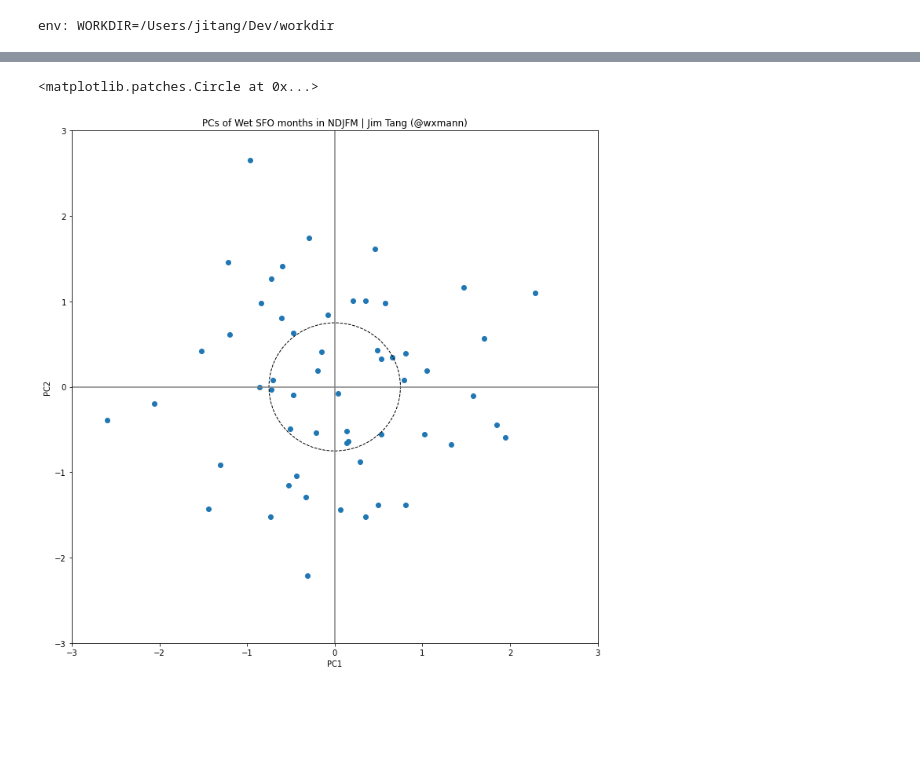
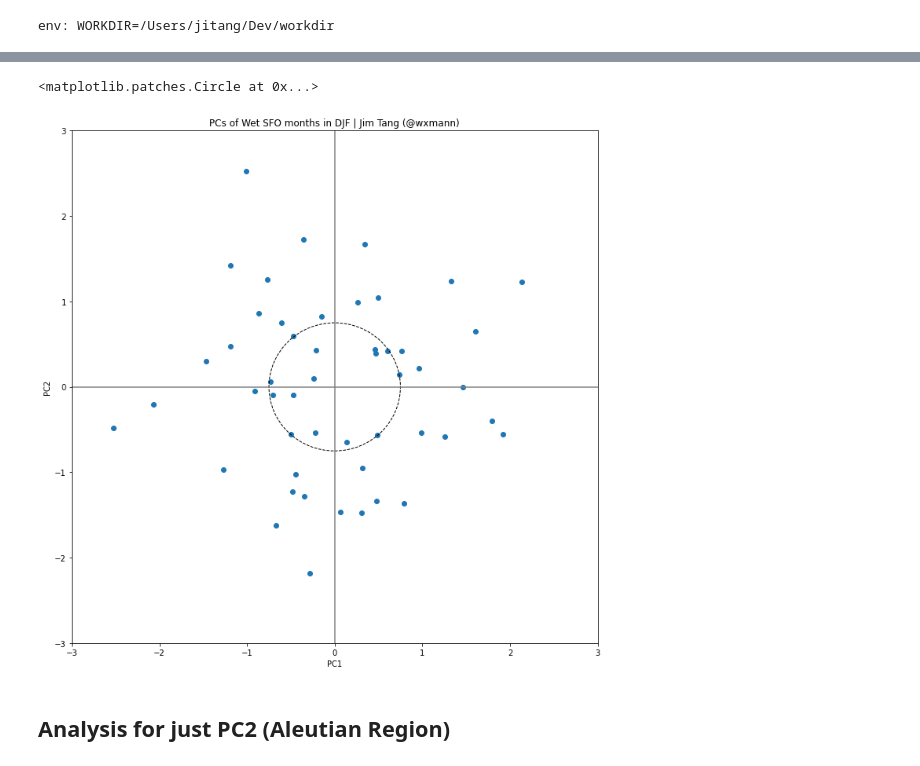
Before and after one commit to wxmann/weather-projects, a Jupyter notebook: proj_ca_hgt_correlations/Hemispheric 500mb Patterns - Wet SFO months.ipynb, the cells around one changed output, grey strips where cells are left out. Drawn from its saved outputs; the diff is of its cells as text; code cells hidden in the pictures; blank space fills up the shorter version.

Commit message:
add PC2 only analysis

```diff
--- a/proj_ca_hgt_correlations/Hemispheric 500mb Patterns - Wet SFO months.ipynb
+++ b/proj_ca_hgt_correlations/Hemispheric 500mb Patterns - Wet SFO months.ipynb
@@ -35,7 +35,7 @@ sfo_monthly = sfo[data_cols].resample('MS', on='day').agg({
     'min_temp_f': np.mean
 }).reset_index()
 
-djf = sfo_monthly[sfo_monthly.day.dt.month.isin([11, 12, 1, 2, 3])]
+djf = sfo_monthly[sfo_monthly.day.dt.month.isin([12, 1, 2, 3])]
 # %%
 djf.precip_in.describe()
 # %% [output]
@@ -49,8 +49,9 @@ min        0.000000
 max       13.520000
 Name: precip_in, dtype: float64
 # %%
-wet_top50 = djf[djf.precip_in > djf.precip_in.mean() + 0.5*djf.precip_in.std()]
+# wet_top50 = djf[djf.precip_in > djf.precip_in.mean() + 0.5*djf.precip_in.std()]
+# wet_top50.shape
+
+wet_top50 = djf.sort_values(by='precip_in', ascending=False).head(50)
 wet_top50.shape
-
-# wet_top50 = djf.sort_values(by='precip_in', ascending=False).head(50)
 # %% [output]
@@ -157,0 +128,6 @@ wet_with_pcs
+# %%
+in_djf = wet_with_pcs.day.dt.month.isin([12, 1, 2])
+wet_with_pcs_djf = wet_with_pcs[in_djf]
+
+in_djfm = wet_with_pcs.day.dt.month.isin([12, 1, 2, 3])
+wet_with_pcs_djfm = wet_with_pcs[in_djfm]
@@ -158,15 +148,17 @@ wet_with_pcs
 # %%
 plt.figure(figsize=(12, 12))
-plt.scatter(wet_with_pcs.pc1, wet_with_pcs.pc2)
+plt.scatter(wet_with_pcs_djfm.pc1, wet_with_pcs_djfm.pc2)
 plt.axhline(y=0, color='gray')
 plt.axvline(x=0, color='gray')
 plt.xlim([-3, 3])
 plt.ylim([-3, 3])
 plt.xlabel('PC1')
 plt.ylabel('PC2')
-plt.title('PCs of Wet SFO months in NDJFM | Jim Tang (@wxmann)')
+plt.title('PCs of Wet SFO months in DJF | Jim Tang (@wxmann)')
 circ = plt.Circle((0, 0), 0.75, color='k', fill=False, ls='--')
 plt.gca().add_patch(circ)
 # %% [output]
 <matplotlib.patches.Circle at 0x...>
-[figure, old version]
+[figure, new version]
+# %% [markdown]
+## Analysis for just PC2 (Aleutian Region)
```
Also changed, not shown: parts of 27 cells of this notebook.
